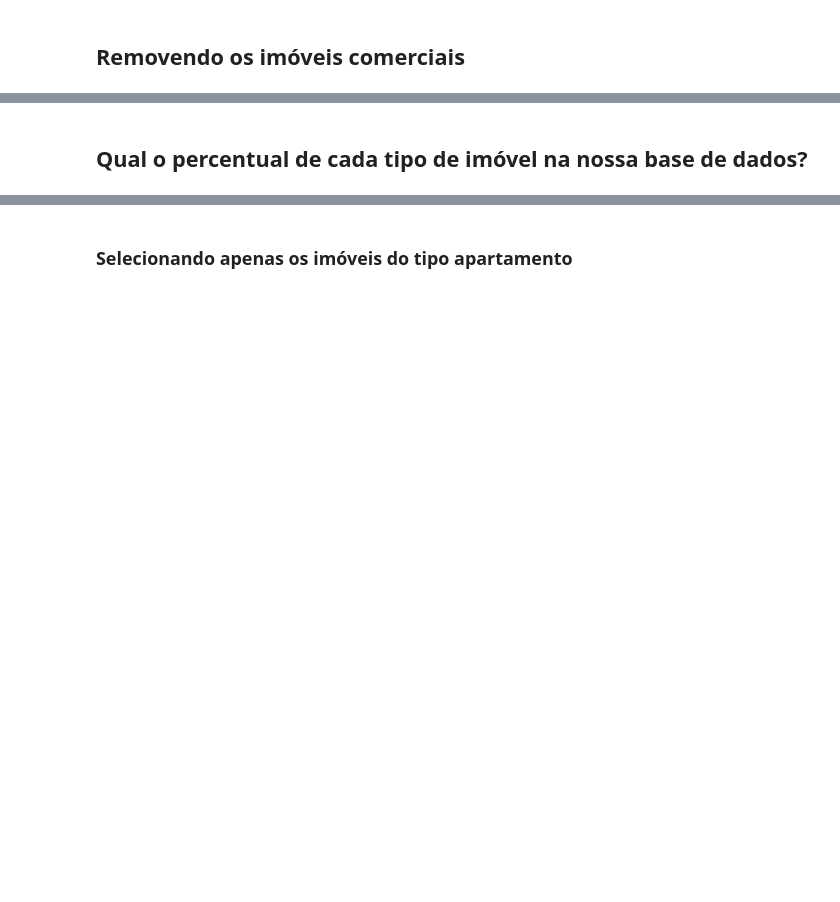
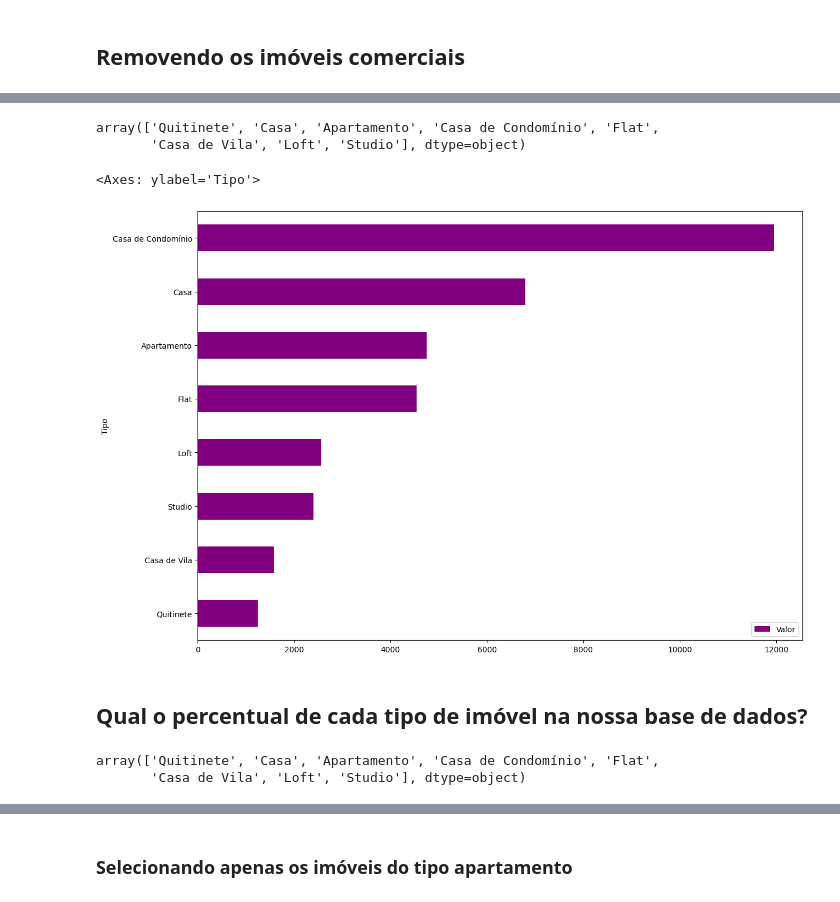
Before and after one commit to tecStudent/alura-pandas, a Jupyter notebook: 1_conhecendo_biblioteca/notebook_inicial.ipynb, the cells around one changed output, grey strips where cells are left out. Drawn from its saved outputs; the diff is of its cells as text; code cells hidden in the pictures; blank space fills up the shorter version.

```diff
--- a/1_conhecendo_biblioteca/notebook_inicial.ipynb
+++ b/1_conhecendo_biblioteca/notebook_inicial.ipynb
@@ -132,0 +258,3 @@ dados[['Quartos','Valor']]
+# %%
+df = dados.query('@imoveis_comerciais not in Tipo')
+df.head()
@@ -133,2 +268,18 @@ dados[['Quartos','Valor']]
+# %%
+df.Tipo.unique()
+# %% [output]
+array(['Quitinete', 'Casa', 'Apartamento', 'Casa de Condomínio', 'Flat',
+       'Casa de Vila', 'Loft', 'Studio'], dtype=object)
+# %%
+df_preco_tipo = df.groupby('Tipo')[['Valor']].mean().sort_values('Valor')
+df_preco_tipo.plot(kind='barh',figsize=(14,10), color='purple')
+# %% [output]
+<Axes: ylabel='Tipo'>
+[figure, added]
 # %% [markdown]
 ## Qual o percentual de cada tipo de imóvel na nossa base de dados?
+# %%
+df.Tipo.unique()
+# %% [output]
+array(['Quitinete', 'Casa', 'Apartamento', 'Casa de Condomínio', 'Flat',
+       'Casa de Vila', 'Loft', 'Studio'], dtype=object)
```
Also changed, not shown: parts of 17 cells of this notebook.
